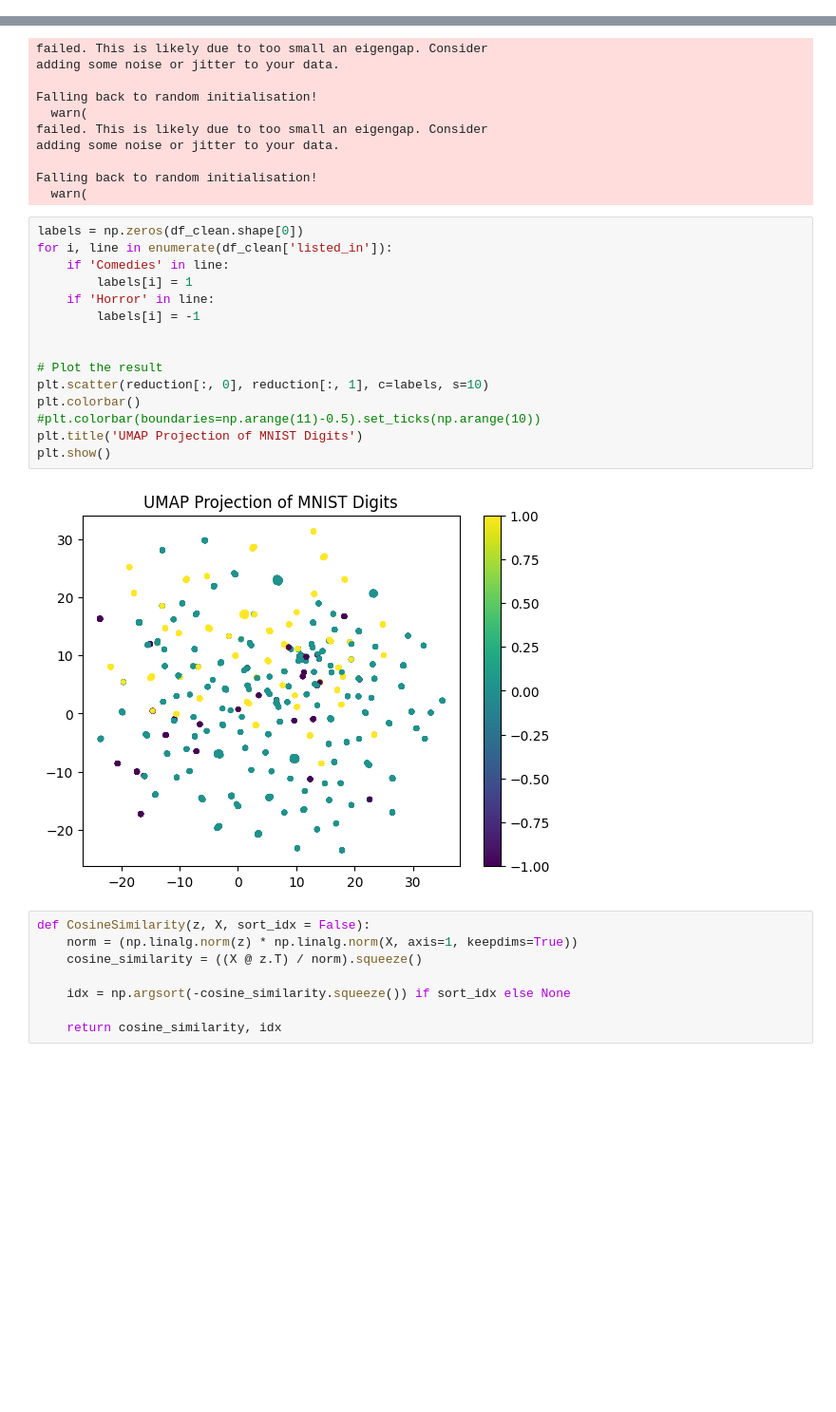
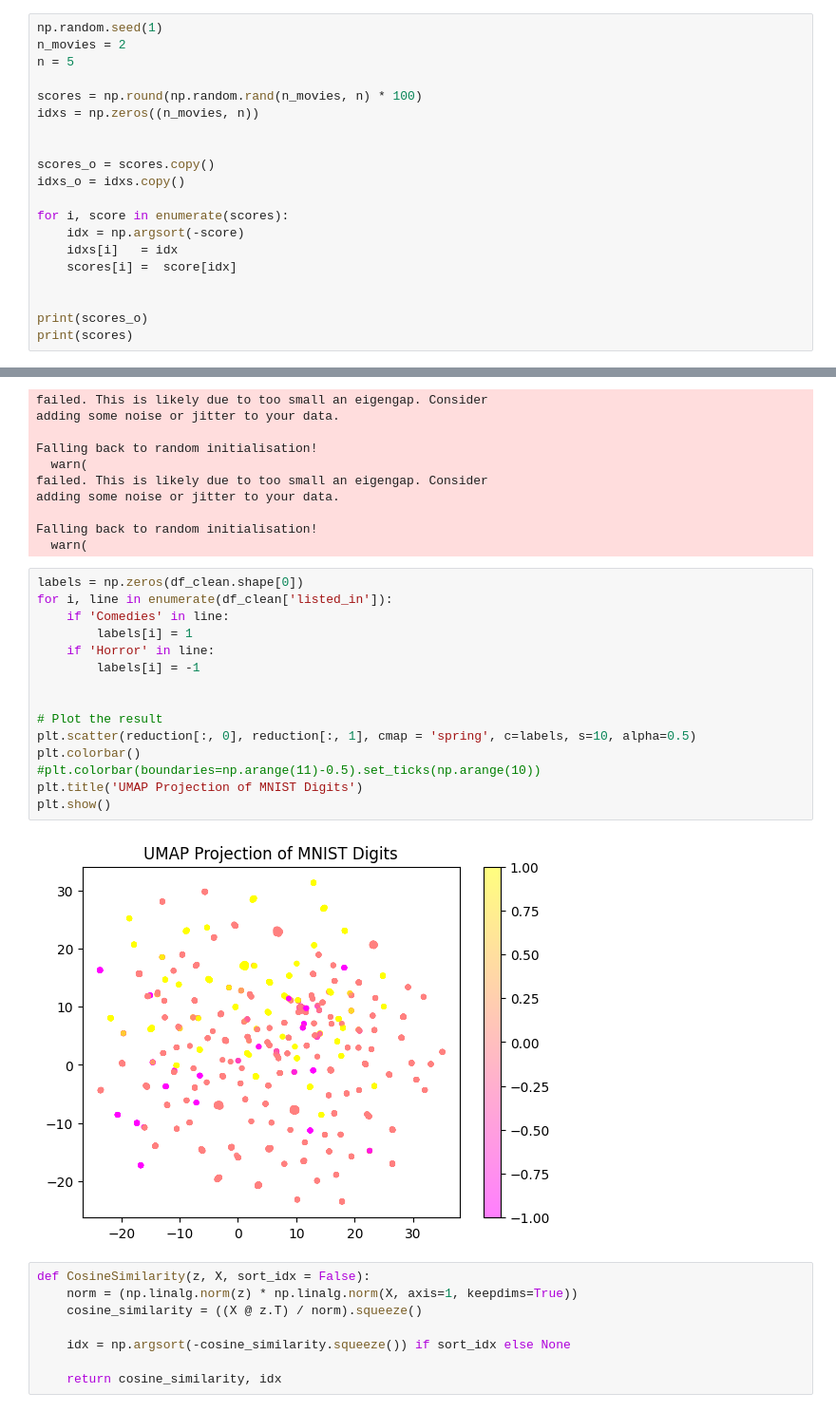
Before and after one commit to Hanami199/MLOpsProject, a Jupyter notebook: ml/Netflix.ipynb, the cells around one changed output, grey strips where cells are left out. Shown at 95% size. Cells and saved outputs as stored; diff of their text form; blank space fills up the shorter version.

```diff
--- a/ml/Netflix.ipynb
+++ b/ml/Netflix.ipynb
@@ -204,0 +230,20 @@ country
+# %%
+np.random.seed(1)
+n_movies = 2
+n = 5
+
+scores = np.round(np.random.rand(n_movies, n) * 100)
+idxs = np.zeros((n_movies, n))
+
+
+scores_o = scores.copy()
+idxs_o = idxs.copy()
+
+for i, score in enumerate(scores):
+    idx = np.argsort(-score)
+    idxs[i]   = idx
+    scores[i] =  score[idx]
+
+
+print(scores_o)
+print(scores)
@@ -409,20 +537,20 @@ Falling back to random initialisation!
 # %%
 labels = np.zeros(df_clean.shape[0])
 for i, line in enumerate(df_clean['listed_in']):
     if 'Comedies' in line:
         labels[i] = 1
     if 'Horror' in line:
         labels[i] = -1
 
 
 # Plot the result
-plt.scatter(reduction[:, 0], reduction[:, 1], c=labels, s=10)
+plt.scatter(reduction[:, 0], reduction[:, 1], cmap = 'spring', c=labels, s=10, alpha=0.5)
 plt.colorbar()
 #plt.colorbar(boundaries=np.arange(11)-0.5).set_ticks(np.arange(10))
 plt.title('UMAP Projection of MNIST Digits')
 plt.show()
 # %% [output]
-[figure, old version]
+[figure, new version]
 # %%
 def CosineSimilarity(z, X, sort_idx = False):
     norm = (np.linalg.norm(z) * np.linalg.norm(X, axis=1, keepdims=True))
```
Also changed, not shown: parts of 24 cells of this notebook, 1 other file.
